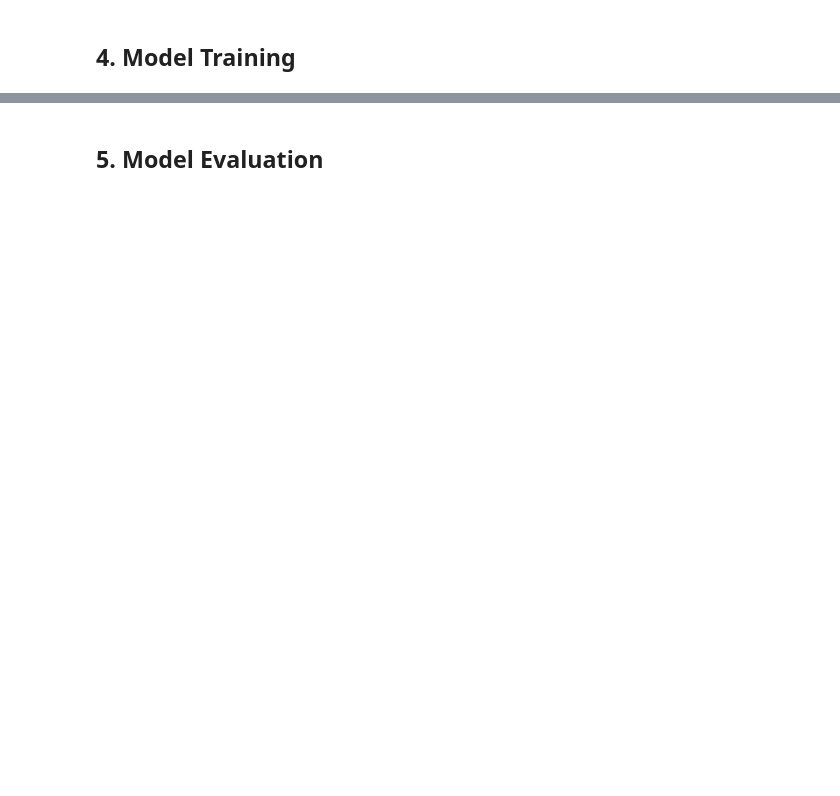
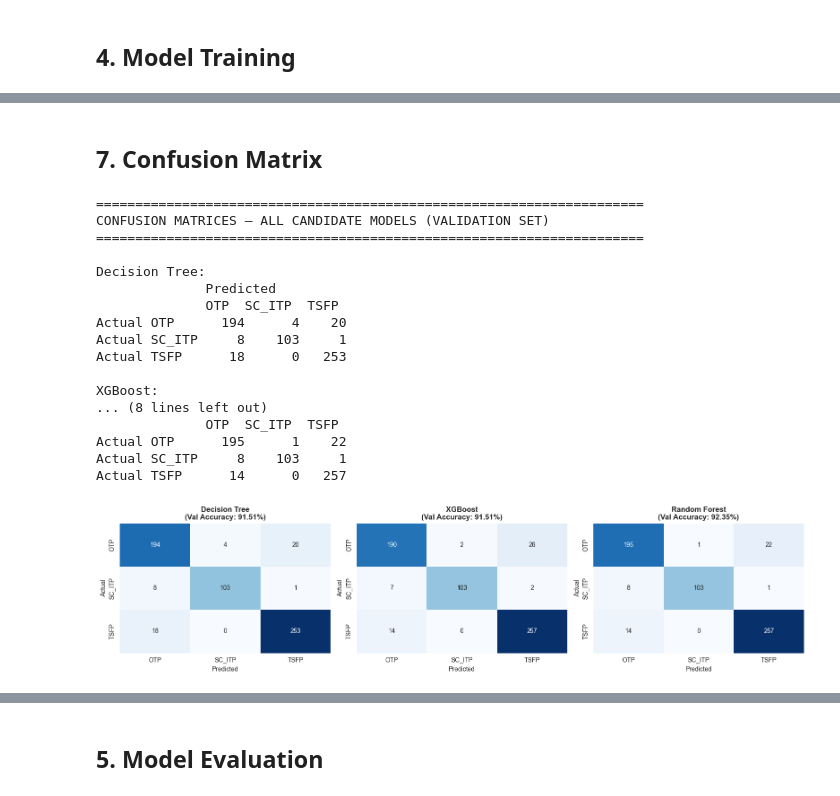
Before and after one commit to Dau2004/Gelm-th_project, a Jupyter notebook: Notebooks/model_training.ipynb, the cells around one changed output, grey strips where cells are left out. Saved outputs shown, nothing was run; the diff lists cells and outputs as text; code cells hidden in the pictures; blank space fills up the shorter version.

```diff
--- a/Notebooks/model_training.ipynb
+++ b/Notebooks/model_training.ipynb
@@ -131,0 +298,67 @@ Model parameters:
+# %% [markdown]
+## 7. Confusion Matrix
+# %%
+from sklearn.metrics import confusion_matrix
+
+# Create confusion matrices for all three candidate models
+
+print("="*70)
+print("CONFUSION MATRICES — ALL CANDIDATE MODELS (VALIDATION SET)")
+print("="*70)
+
+models_to_eval = {
+    'Decision Tree': (candidates['Decision Tree'], False),
+    'XGBoost': (candidates['XGBoost'], True),
+    'Random Forest': (candidates['Random Forest'], False)
+}
+
+fig, axes = plt.subplots(1, 3, figsize=(16, 4))
+
+for idx, (model_name, (clf, is_xgboost)) in enumerate(models_to_eval.items()):
+    # Get predictions
+    if is_xgboost:
+        y_pred = le_label.inverse_transform(clf.predict(X_val))
+    else:
+        y_pred = clf.predict(X_val)
+
+    # Compute confusion matrix
+    cm = confusion_matrix(y_val, y_pred, labels=['OTP', 'SC_ITP', 'TSFP'])
+
+    # Print confusion matrix
+    print(f"\n{model_name}:")
+    print("              Predicted")
+    print("              OTP  SC_ITP  TSFP")
+    for i, label in enumerate(['OTP', 'SC_ITP', 'TSFP']):
+        print(f"Actual {label:6s}  {cm[i][0]:4d}   {cm[i][1]:4d}  {cm[i][2]:4d}")
+
+    # Visualize
+    sns.heatmap(cm, annot=True, fmt='d', cmap='Blues',
+                xticklabels=['OTP', 'SC_ITP', 'TSFP'],
+                yticklabels=['OTP', 'SC_ITP', 'TSFP'],
+                ax=axes[idx], cbar=False)
+    axes[idx].set_title(f'{model_name}\n(Val Accuracy: {accuracy_score(y_val, y_pred):.2%})',
+                        fontsize=12, fontweight='bold')
+    axes[idx].set_ylabel('Actual')
+    axes[idx].set_xlabel('Predicted')
+
+plt.tight_layout()
+plt.show()
+# %% [output]
+======================================================================
+CONFUSION MATRICES — ALL CANDIDATE MODELS (VALIDATION SET)
+======================================================================
+
+Decision Tree:
+              Predicted
+              OTP  SC_ITP  TSFP
+Actual OTP      194      4    20
+Actual SC_ITP     8    103     1
+Actual TSFP      18      0   253
+
+XGBoost:
+... (8 lines left out)
+              OTP  SC_ITP  TSFP
+Actual OTP      195      1    22
+Actual SC_ITP     8    103     1
+Actual TSFP      14      0   257
+[figure, added]
```
Also changed, not shown: parts of 15 cells of this notebook, 14 other files.
